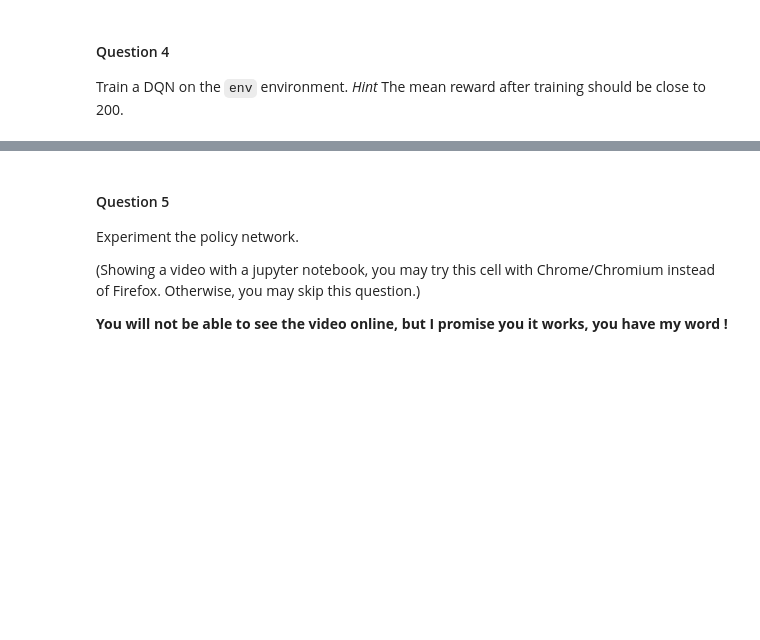
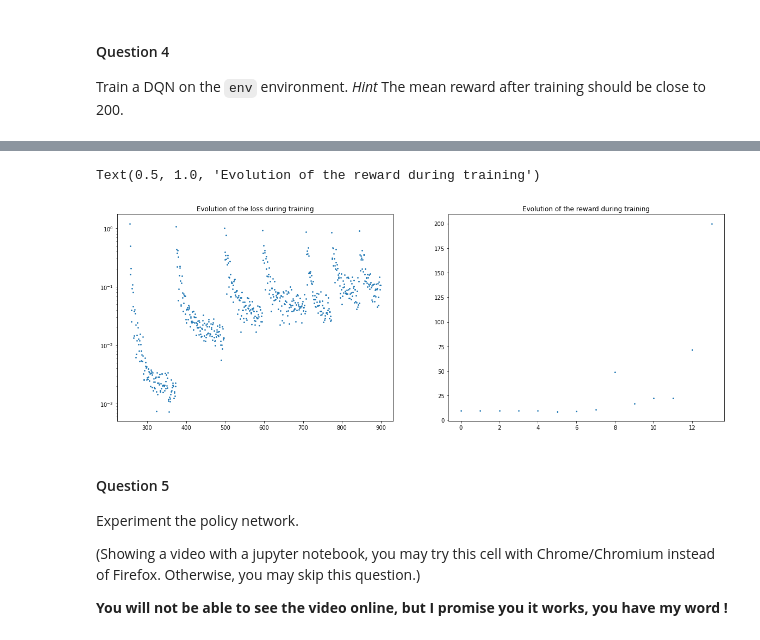
Before and after one commit to magalimorin18/reinforcement_learning, a Jupyter notebook: TD2/TD2.ipynb, the cells around one changed output, grey strips where cells are left out. Cells and saved outputs as stored; diff of their text form; code cells hidden in the pictures; blank space fills up the shorter version.

```diff
--- a/TD2/TD2.ipynb
+++ b/TD2/TD2.ipynb
@@ -356,8 +381,6 @@ Implement the `eval_dqn` function.
 # %%
 def eval_dqn(n_sim=5):
     """
-    ** TO BE IMPLEMENTED **
-
     Monte Carlo evaluation of DQN agent.
 
     Repeat n_sim times:
@@ -388,9 +411,8 @@ Implement the `update` function
 # %%
 def update(state, action, reward, next_state, done, verbose=False):
     """
-    ** TO BE COMPLETED **
+    Update the parameters of the Q network.
     """
-
     # add data to replay buffer
     if done:
         next_state = None
@@ -417,7 +439,7 @@ def update(state, action, reward, next_state, done, verbose=False):
     next_states = torch.FloatTensor(next_states)
     mask = torch.BoolTensor(next_states_mask)
 
-    # Compute loss - TO BE IMPLEMENTED!
+    # Compute loss
 
     values  = q_net(states.to(device)).cpu() # Shape (nbr_states, nbr_actions)
     values = torch.gather(values, dim=1, index=actions) # We retrieve the Q(s,a) for the selected action a
@@ -527,3 +540,13 @@ mean reward after training =  183.6
+# %%
+fig, axes = plt.subplots(1, 2, figsize=(20,7))
+axes[0].scatter(list(range(len(losses))), losses, s=3)
+axes[0].set_title("Evolution of the loss during training")
+axes[0].set_yscale('log')
+axes[1].scatter(list(range(len(rewards_history))), rewards_history, s=3);
+axes[1].set_title("Evolution of the reward during training")
+# %% [output]
+Text(0.5, 1.0, 'Evolution of the reward during training')
+[figure, added]
 # %% [markdown]
 #### Question 5
 
```
Also changed, not shown: parts of 36 cells of this notebook.
